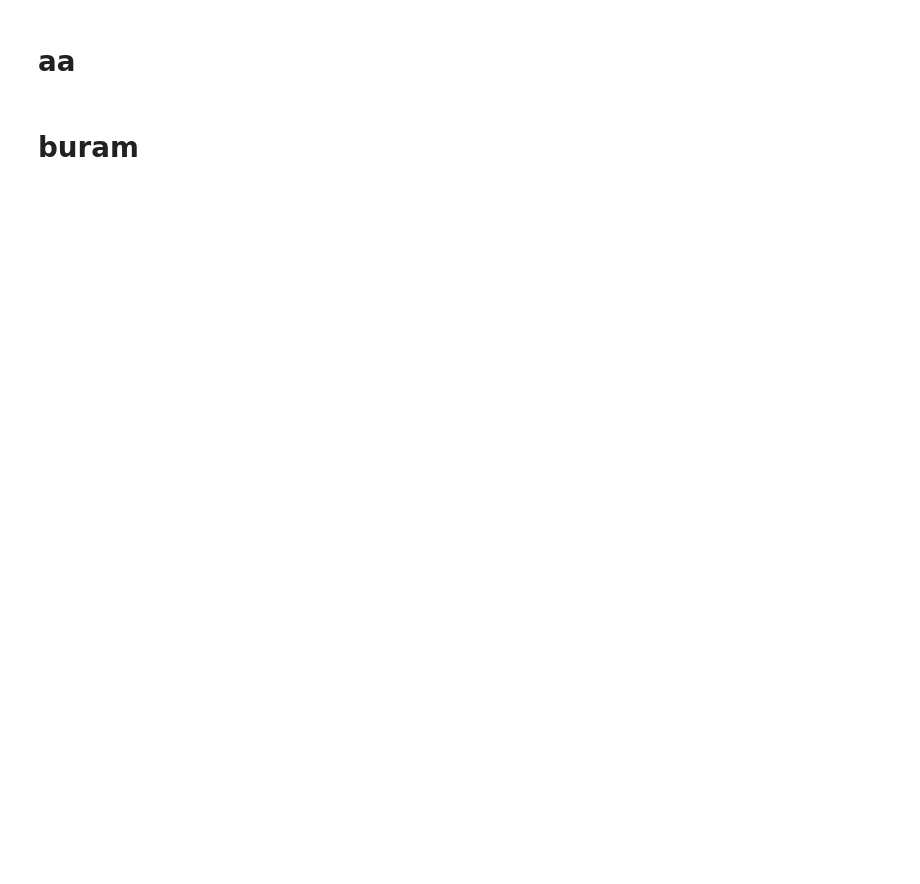
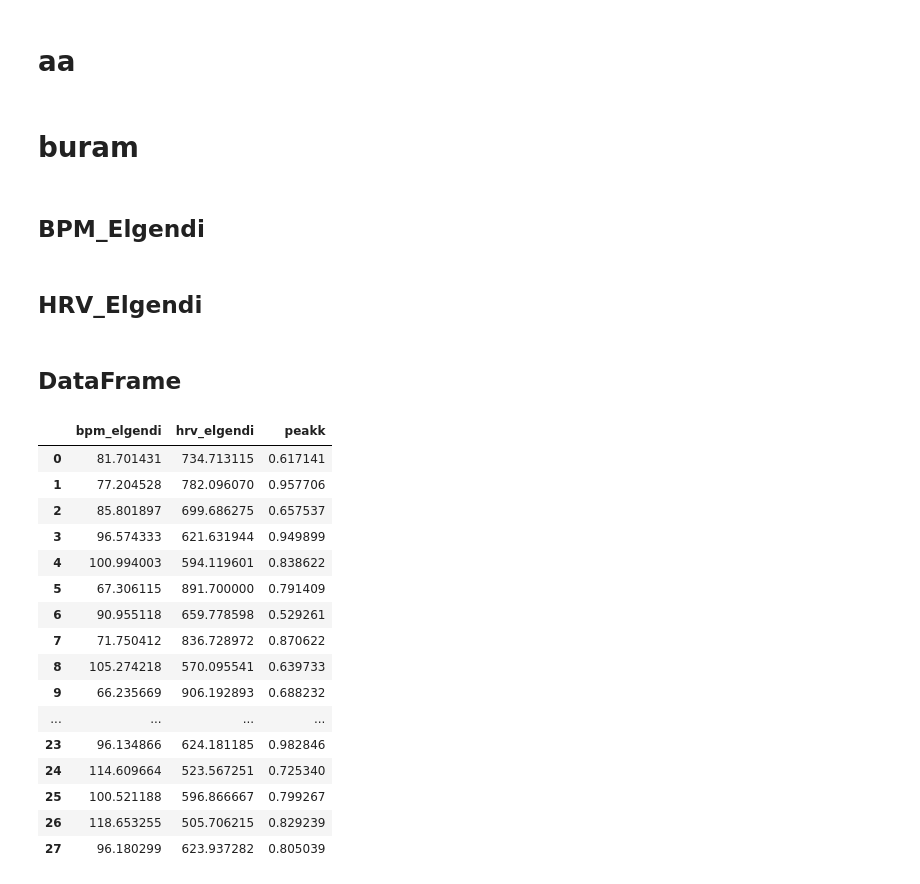
Before and after one commit to Alwafauzan/skripsi, a Jupyter notebook: DASS/BCI_PPG_NORMAL_FILTER_FIX.ipynb, the cells around one changed output. Saved outputs shown, nothing was run; the diff lists cells and outputs as text; code cells hidden in the pictures; blank space fills up the shorter version.

```diff
--- a/DASS/BCI_PPG_NORMAL_FILTER_FIX.ipynb
+++ b/DASS/BCI_PPG_NORMAL_FILTER_FIX.ipynb
@@ -86,0 +108,8 @@ silvia_potong,silvia_minmax,silvia_minmax_seg,silvia_minmax_seg_signals, silvia_
+# %%
+def peak(path):
+    # peak = alikha_minmax_seg_info['PPG_Peaks']
+    # alikha_minmax_seg
+    # len(peak)
+    peakssss = path.loc[(path['PPG_Peaks']!=0)]
+    peak = peakssss['PPG_Raw'].mean()
+    return peak
@@ -131,5 +177,7 @@ pd.DataFrame({'ppg_elgendi': ppg_elgendi,'ori': novi_tkr_preprocess_minmax_ppg})
 # %% [markdown]
 # buram
+# %% [markdown]
+## BPM_Elgendi
 # %%
 bpm_elgendi = [float(alikha_minmax_seg_analyze['PPG_Rate_Mean']),
 float(anita_minmax_seg_analyze['PPG_Rate_Mean']),
@@ -155,7 +203,13 @@ float(nandakkn_minmax_seg_analyze['PPG_Rate_Mean']),
 float(nanda_minmax_seg_analyze['PPG_Rate_Mean']),
 float(pradja_minmax_seg_analyze['PPG_Rate_Mean']),
 float(raihan_minmax_seg_analyze['PPG_Rate_Mean']),
-float(silvia_minmax_seg_analyze['PPG_Rate_Mean'])]
+float(silvia_minmax_seg_analyze['PPG_Rate_Mean']),
+float(hilmy_tkr_minmax_seg_analyze['PPG_Rate_Mean']),
+float(rima_tkr_minmax_seg_analyze['PPG_Rate_Mean']),
+float(winanda_tkr_minmax_seg_analyze['PPG_Rate_Mean']),
+]
+# %% [markdown]
+## HRV_Elgendi
 # %%
 hrv_elgendi = [float(alikha_minmax_seg_analyze['HRV_MeanNN']),
 float(anita_minmax_seg_analyze['HRV_MeanNN']),
@@ -181,9 +235,34 @@ float(nandakkn_minmax_seg_analyze['HRV_MeanNN']),
 float(nanda_minmax_seg_analyze['HRV_MeanNN']),
 float(pradja_minmax_seg_analyze['HRV_MeanNN']),
 float(raihan_minmax_seg_analyze['HRV_MeanNN']),
-float(silvia_minmax_seg_analyze['HRV_MeanNN'])]
+float(silvia_minmax_seg_analyze['HRV_MeanNN']),
+float(hilmy_tkr_minmax_seg_analyze['HRV_MeanNN']),
+float(rima_tkr_minmax_seg_analyze['HRV_MeanNN']),
+float(winanda_tkr_minmax_seg_analyze['HRV_MeanNN']),
+]
+# %% [markdown]
+## DataFrame
 # %%
-data = {'bpm_elgendi':bpm_elgendi,'hrv_elgendi':hrv_elgendi}
+data = {'bpm_elgendi':bpm_elgendi,'hrv_elgendi':hrv_elgendi, 'peakk':peakk}
 a = pd.DataFrame(data)
-a.to_csv('a.csv')
+# a.to_csv('a.csv')
 # pd.DataFrame(a['bpm_elgendi'])
+a
+# %% [output]
+|  | bpm_elgendi | hrv_elgendi | peakk |
+| 0 | 81.701431 | 734.713115 | 0.617141 |
+| 1 | 77.204528 | 782.096070 | 0.957706 |
+| 2 | 85.801897 | 699.686275 | 0.657537 |
+| 3 | 96.574333 | 621.631944 | 0.949899 |
+| 4 | 100.994003 | 594.119601 | 0.838622 |
+| 5 | 67.306115 | 891.700000 | 0.791409 |
+| 6 | 90.955118 | 659.778598 | 0.529261 |
+| 7 | 71.750412 | 836.728972 | 0.870622 |
+| 8 | 105.274218 | 570.095541 | 0.639733 |
+| 9 | 66.235669 | 906.192893 | 0.688232 |
+| ... | ... | ... | ... |
+| 23 | 96.134866 | 624.181185 | 0.982846 |
+| 24 | 114.609664 | 523.567251 | 0.725340 |
+| 25 | 100.521188 | 596.866667 | 0.799267 |
+| 26 | 118.653255 | 505.706215 | 0.829239 |
+| 27 | 96.180299 | 623.937282 | 0.805039 |
```
Also changed, not shown: parts of 18 cells of this notebook, 10 other files.
